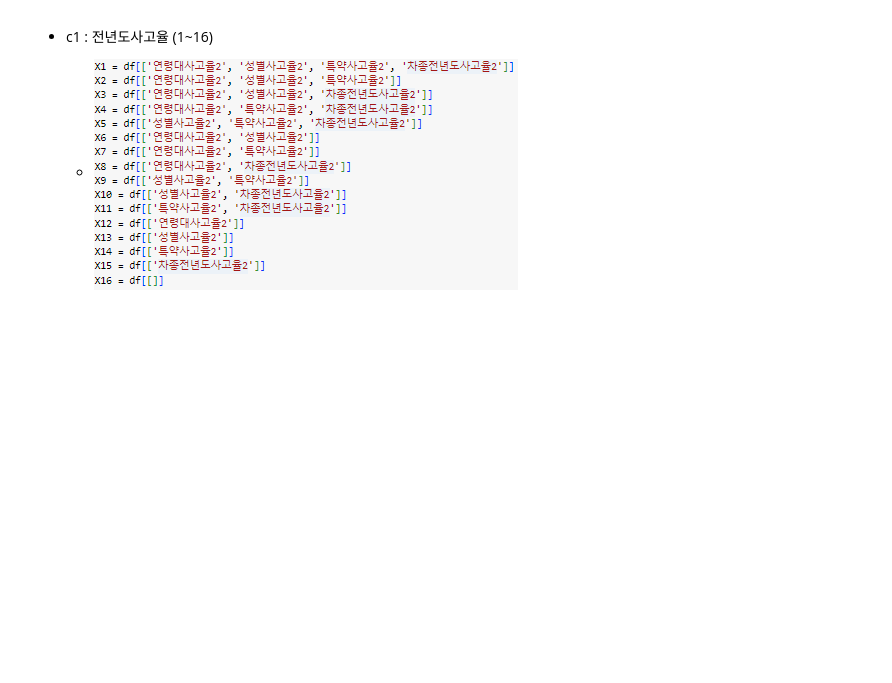
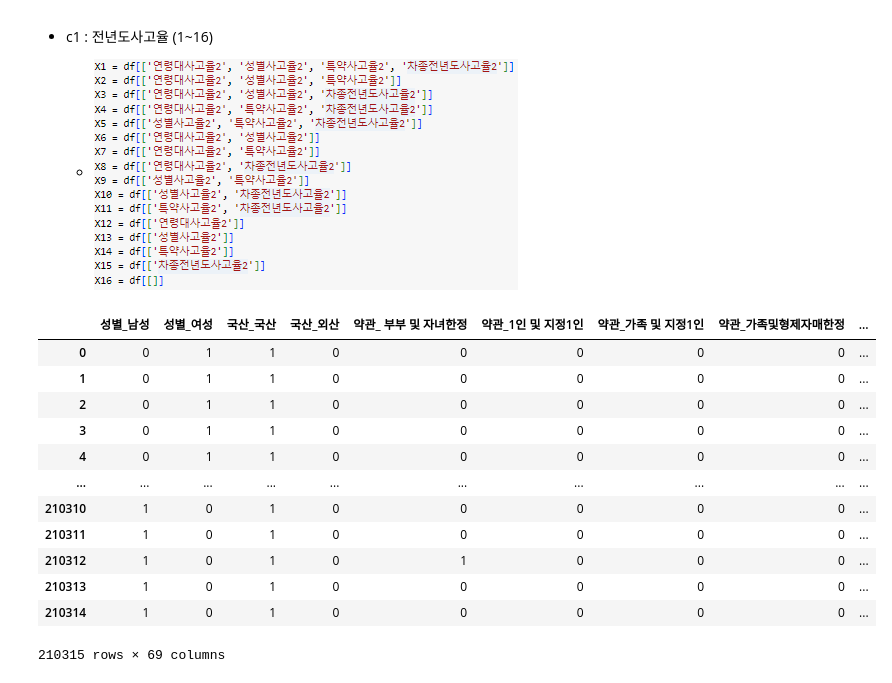
Before and after one commit to domino721/hyper-personalized_car_accident_prediction, a Jupyter notebook: Ensemble/앙상블용test데이터.ipynb, the cells around one changed output. Drawn from its saved outputs; the diff is of its cells as text; code cells hidden in the pictures; blank space fills up the shorter version.

```diff
--- a/Ensemble/앙상블용test데이터.ipynb
+++ b/Ensemble/앙상블용test데이터.ipynb
@@ -497,3 +407,42 @@ d1 = 1
 
 b1 = 1
 c1 = 1
+# %%
+def combind_df(df_yn, a1,a2,a3,a4,a5,a6,a7, d1, b1,c1):
+
+    ages, NCRs, carAges, carTypes, mileages, exps, moneys, combined_df, yn_y = make_df(df_yn)
+    paseng_list = make_paseng(df_yn)
+    paseng_list2 = make_paseng2(df_yn)
+    numeric_list = make_numeric(df_yn)
+
+    comb_df = pd.concat([combined_df, ages[a1-1], NCRs[a2-1], carAges[a3-1], carTypes[a4-1], mileages[a5-1],exps[a6-1], moneys[a7-1]], axis=1).reset_index(drop=True)
+
+    comb_df.columns = comb_df.columns.astype(str)
+    comb_df_numeric = comb_df.astype(int).reset_index(drop=True)
+
+    paseng = paseng_list[b1-1].reset_index(drop=True)
+
+    paseng2 = paseng_list2[c1-1].reset_index(drop=True)
+
+    numeric = numeric_list[d1-1].reset_index(drop=True)
+
+    comb_df_real = pd.concat([comb_df_numeric, numeric, paseng, paseng2, yn_y], axis=1).reset_index(drop=True)
+
+    return comb_df_real
+# %%
+new_df= combind_df(df, a1,a2,a3,a4,a5,a6,a7, d1, b1,c1)
+new_df
+# %% [output]
+|  | 성별_남성 | 성별_여성 | 국산_국산 | 국산_외산 | 약관_ 부부 및 자녀한정 | 약관_1인 및 지정1인 | 약관_가족 및 지정1인 | 약관_가족및형제자매한정 | ... |
+| 0 | 0 | 1 | 1 | 0 | 0 | 0 | 0 | 0 | ... |
+| 1 | 0 | 1 | 1 | 0 | 0 | 0 | 0 | 0 | ... |
+| 2 | 0 | 1 | 1 | 0 | 0 | 0 | 0 | 0 | ... |
+| 3 | 0 | 1 | 1 | 0 | 0 | 0 | 0 | 0 | ... |
+| 4 | 0 | 1 | 1 | 0 | 0 | 0 | 0 | 0 | ... |
+| ... | ... | ... | ... | ... | ... | ... | ... | ... | ... |
+| 210310 | 1 | 0 | 1 | 0 | 0 | 0 | 0 | 0 | ... |
+| 210311 | 1 | 0 | 1 | 0 | 0 | 0 | 0 | 0 | ... |
+| 210312 | 1 | 0 | 1 | 0 | 1 | 0 | 0 | 0 | ... |
+| 210313 | 1 | 0 | 1 | 0 | 0 | 0 | 0 | 0 | ... |
+| 210314 | 1 | 0 | 1 | 0 | 0 | 0 | 0 | 0 | ... |
+210315 rows × 69 columns
```
Also changed, not shown: parts of 16 cells of this notebook.
